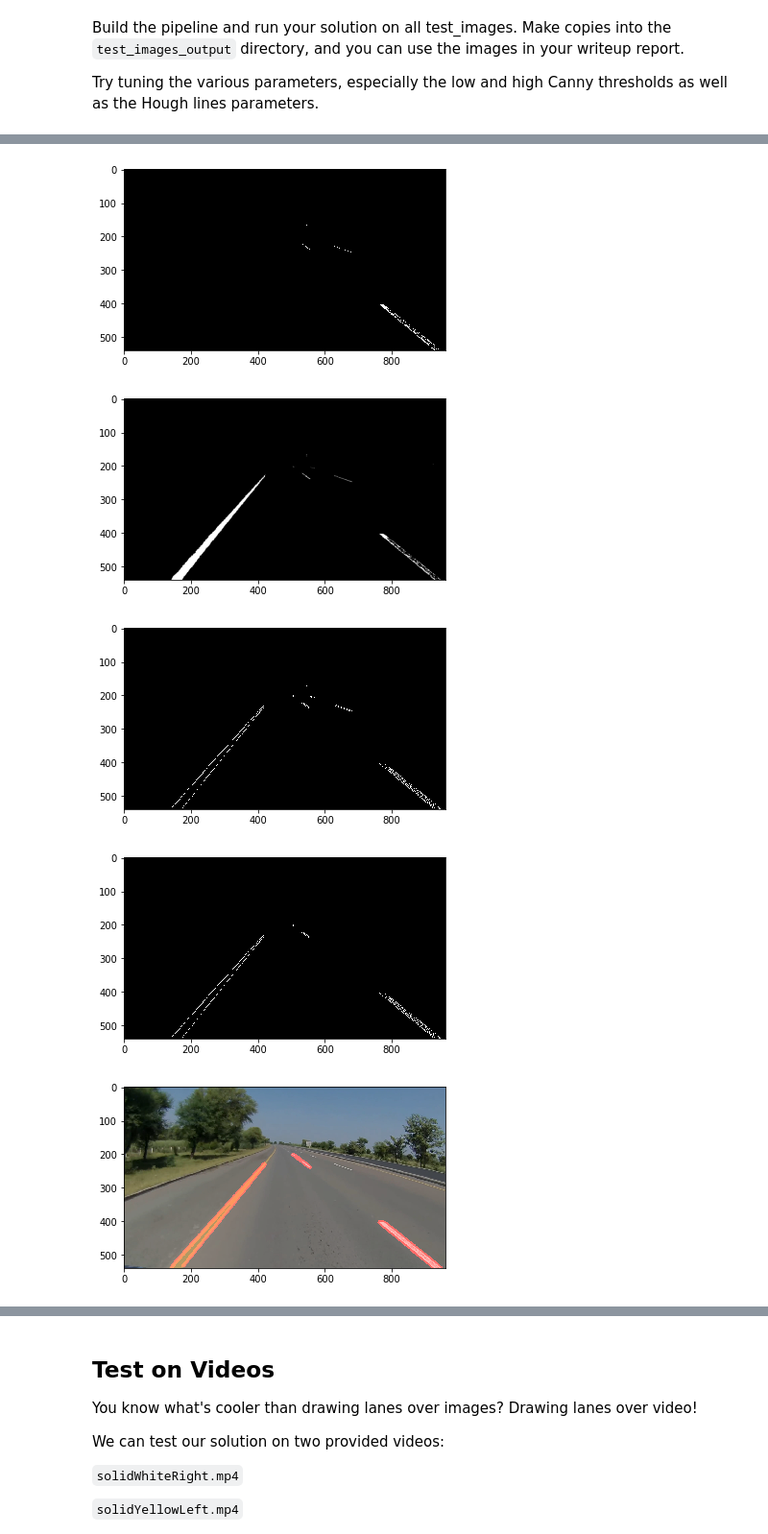
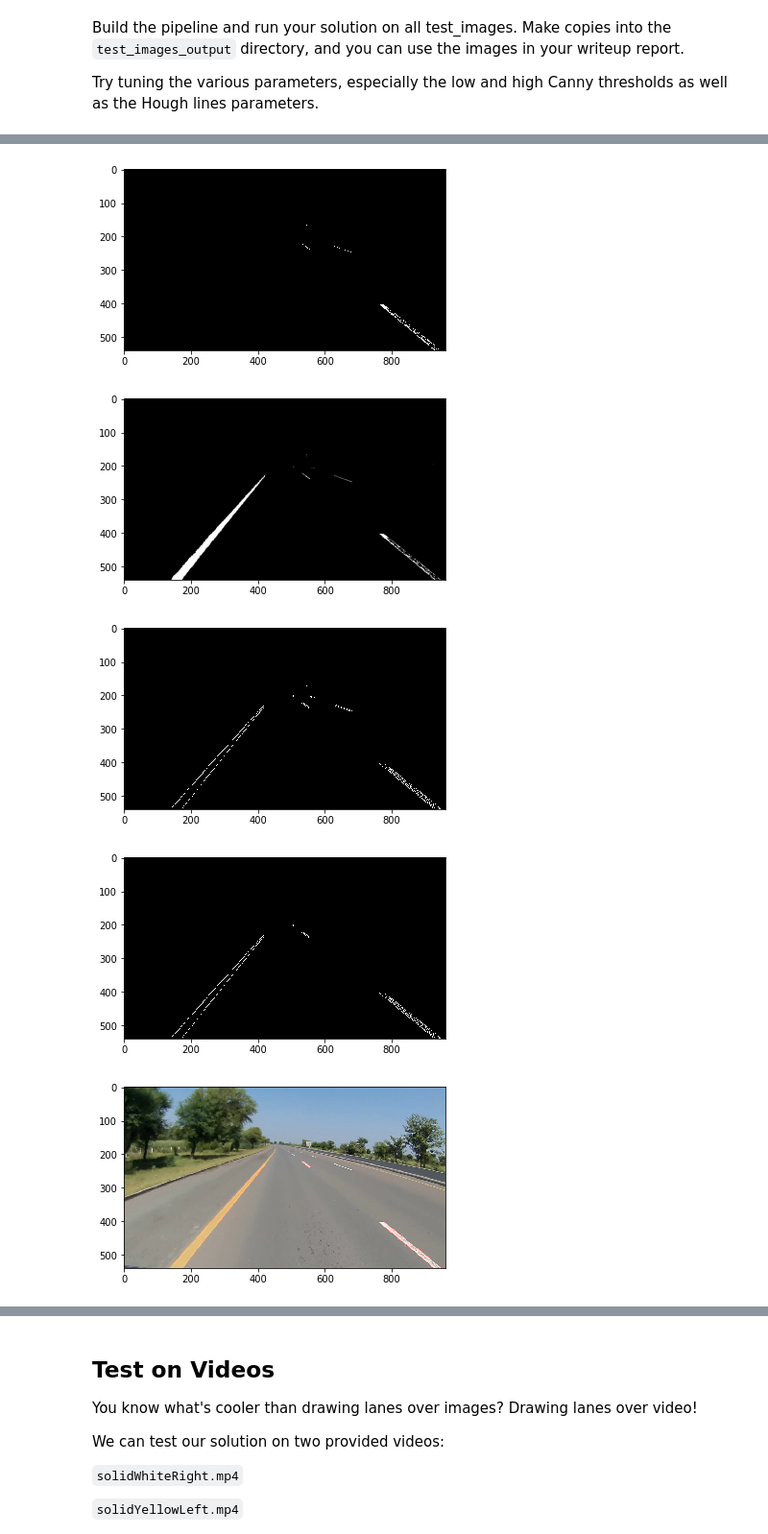
Before and after one commit to asadziach/CarND-LaneLines-P1, a Jupyter notebook: P1.ipynb, the cells around one changed output, grey strips where cells are left out. Shown at 96% size. Saved outputs shown, nothing was run; the diff lists cells and outputs as text; code cells hidden in the pictures.

```diff
--- a/P1.ipynb
+++ b/P1.ipynb
@@ -209,6 +209,7 @@ def process_image(image, margin_top=0.58, debug=0):
         plt.figure()
         plt.imshow(yellow,cmap='gray')
     white = cv2.inRange(hsv, (0, 0, 225), (255, 25, 255))
+
     if debug:
         plt.figure()
         plt.imshow(white,cmap='gray')
@@ -225,64 +226,37 @@ def process_image(image, margin_top=0.58, debug=0):
     # Define our parameters for Canny and apply
     low_threshold = 64
     high_threshold = 192
-    edges = cv2.Canny(gray, low_threshold, high_threshold)
+    edges = canny(gray, low_threshold, high_threshold)
 
     if debug:
-        print ("canny")
         plt.figure()
         plt.imshow(edges,cmap='gray')
 
-    # Next we'll create a masked edges image using cv2.fillPoly()
-    mask = np.zeros_like(edges)
-    ignore_mask_color = 255
-
-    # This time we are defining a four sided polygon to mask
-
     h = image.shape[0]
     w = image.shape[1]
-    mid = 0.50  # middle 0.5
-    c = 0.01 # margin center 0.05
+    mid = 0.50  # middle of imamge
+    c = 0.01    # margin on either side of middle of image
 
     vertices = np.array([[(0,h),(w*(mid-c), h*margin_top), (w*(mid+c), h*margin_top), (w,h)]], dtype=np.int32)
-    cv2.fillPoly(mask, vertices, ignore_mask_color)
-    masked_edges = cv2.bitwise_and(edges, mask)
+    masked_edges = region_of_interest(edges, vertices)
 
     if debug:
-        print ("masked")
         plt.figure()
         plt.imshow(masked_edges,cmap='gray')
 
     # Define the Hough transform parameters
     # Make a blank the same size as our image to draw on
-    rho = 1 # distance resolution in pixels of the Hough grid
-    theta = np.pi/180 # angular resolution in radians of the Hough grid
-    threshold = 31     # minimum number of votes (intersections in Hough grid cell)
-    min_line_length = 10 #minimum number of pixels making up a line
-    max_line_gap = 200    # maximum gap in pixels between connectable line segments
-    line_image = np.copy(image)*0 # creating a blank to draw lines on
-
-    theta = np.pi/180 # angular resolution in radians of the Hough grid
-    threshold = 31     # minimum number of votes (intersections in Hough grid cell)
-    min_line_length = 10 #minimum number of pixels making up a line
-    max_line_gap = 200    # maximum gap in pixels between connectable line segments
-    line_image = np.copy(image)*0 # creating a blank to draw lines on
+    rho = 1 # distance resolution in pixels of the Hough grid - 1 pixel
+    theta = np.pi/180 # angular resolution in radians of the Hough grid - 1 radian
+    threshold = 35     # minimum number of votes (intersections in Hough grid cell)
+    min_line_length = 5 #minimum number of pixels making up a line
+    max_line_gap = 2    # maximum gap in pixels between connectable line segments
 
     # Run Hough on edge detected image
-    # Output "lines" is an array containing endpoints of detected line segments
-    lines = cv2.HoughLinesP(masked_edges, rho, theta, threshold, np.array([]),
-                                min_line_length, max_line_gap)
-
-    # Iterate over the output "lines" and draw lines on a blank image
-    if lines is not None:
-        for line in lines:
-            for x1,y1,x2,y2 in line:
-                cv2.line(line_image,(x1,y1),(x2,y2),(255,0,0),10)
-
-    # Create a "color" binary image to combine with line image
-    color_edges = np.dstack((edges, edges, edges))
+    line_image = hough_lines(masked_edges, rho, theta, threshold, min_line_length, max_line_gap)
 
     # Draw the lines on the edge image
-    lines_edges = cv2.addWeighted(image, 0.8, line_image, 1, 0)
+    lines_edges = weighted_img(image, line_image)
 
     result = lines_edges
 
@@ -302,7 +274,7 @@ masked
 [figure]
 [figure]
 [figure]
 [figure]
 [figure]
-[figure, old version]
+[figure, new version]
 # %%
```
Also changed, not shown: parts of 12 cells of this notebook.
